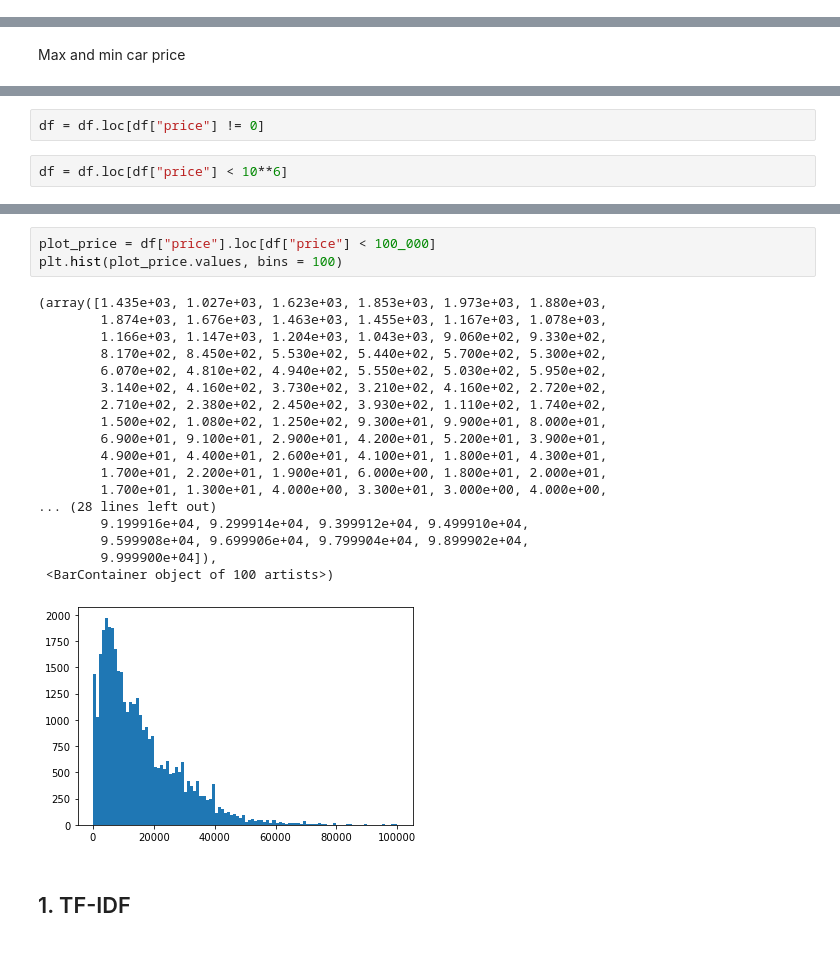
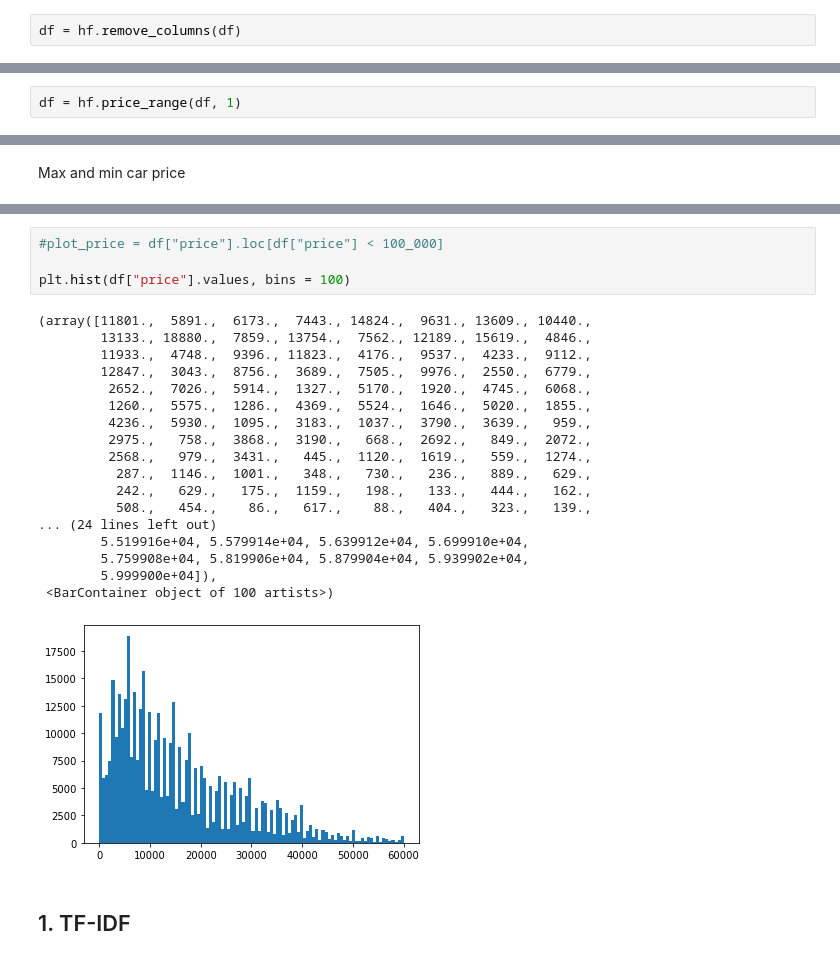
Before and after one commit to kanitjompuk40/GroupWork, a Jupyter notebook: DataMining/EDA-Diego.ipynb, the cells around one changed output, grey strips where cells are left out. Drawn from its saved outputs; the diff is of its cells as text.

```diff
--- a/DataMining/EDA-Diego.ipynb
+++ b/DataMining/EDA-Diego.ipynb
@@ -37,0 +35,2 @@ df.shape
+# %%
+df = hf.remove_columns(df)
@@ -37,0 +47,2 @@ df.shape
+# %%
+df = hf.price_range(df, 1)
@@ -87,4 +72,0 @@ sum(df["price"] > 10**6)
-# %%
-df = df.loc[df["price"] != 0]
-# %%
-df = df.loc[df["price"] < 10**6]
@@ -99,25 +96,26 @@ sum(df["price"] < 200) # what do we do about these?
 # %%
-plot_price = df["price"].loc[df["price"] < 100_000]
-plt.hist(plot_price.values, bins = 100)
+#plot_price = df["price"].loc[df["price"] < 100_000]
+
+plt.hist(df["price"].values, bins = 100)
 # %% [output]
-(array([1.435e+03, 1.027e+03, 1.623e+03, 1.853e+03, 1.973e+03, 1.880e+03,
-        1.874e+03, 1.676e+03, 1.463e+03, 1.455e+03, 1.167e+03, 1.078e+03,
-        1.166e+03, 1.147e+03, 1.204e+03, 1.043e+03, 9.060e+02, 9.330e+02,
-        8.170e+02, 8.450e+02, 5.530e+02, 5.440e+02, 5.700e+02, 5.300e+02,
-        6.070e+02, 4.810e+02, 4.940e+02, 5.550e+02, 5.030e+02, 5.950e+02,
-        3.140e+02, 4.160e+02, 3.730e+02, 3.210e+02, 4.160e+02, 2.720e+02,
-        2.710e+02, 2.380e+02, 2.450e+02, 3.930e+02, 1.110e+02, 1.740e+02,
-        1.500e+02, 1.080e+02, 1.250e+02, 9.300e+01, 9.900e+01, 8.000e+01,
-        6.900e+01, 9.100e+01, 2.900e+01, 4.200e+01, 5.200e+01, 3.900e+01,
-        4.900e+01, 4.400e+01, 2.600e+01, 4.100e+01, 1.800e+01, 4.300e+01,
-        1.700e+01, 2.200e+01, 1.900e+01, 6.000e+00, 1.800e+01, 2.000e+01,
-        1.700e+01, 1.300e+01, 4.000e+00, 3.300e+01, 3.000e+00, 4.000e+00,
-... (28 lines left out)
-        9.199916e+04, 9.299914e+04, 9.399912e+04, 9.499910e+04,
-        9.599908e+04, 9.699906e+04, 9.799904e+04, 9.899902e+04,
-        9.999900e+04]),
+(array([11801.,  5891.,  6173.,  7443., 14824.,  9631., 13609., 10440.,
+        13133., 18880.,  7859., 13754.,  7562., 12189., 15619.,  4846.,
+        11933.,  4748.,  9396., 11823.,  4176.,  9537.,  4233.,  9112.,
+        12847.,  3043.,  8756.,  3689.,  7505.,  9976.,  2550.,  6779.,
+         2652.,  7026.,  5914.,  1327.,  5170.,  1920.,  4745.,  6068.,
+         1260.,  5575.,  1286.,  4369.,  5524.,  1646.,  5020.,  1855.,
+         4236.,  5930.,  1095.,  3183.,  1037.,  3790.,  3639.,   959.,
+         2975.,   758.,  3868.,  3190.,   668.,  2692.,   849.,  2072.,
+         2568.,   979.,  3431.,   445.,  1120.,  1619.,   559.,  1274.,
+          287.,  1146.,  1001.,   348.,   730.,   236.,   889.,   629.,
+          242.,   629.,   175.,  1159.,   198.,   133.,   444.,   162.,
+          508.,   454.,    86.,   617.,    88.,   404.,   323.,   139.,
+... (24 lines left out)
+        5.519916e+04, 5.579914e+04, 5.639912e+04, 5.699910e+04,
+        5.759908e+04, 5.819906e+04, 5.879904e+04, 5.939902e+04,
+        5.999900e+04]),
  <BarContainer object of 100 artists>)
-[figure, old version]
+[figure, new version]
 # %% [markdown]
 ## 1. TF-IDF
 # %% [markdown]
```
Also changed, not shown: parts of 25 cells of this notebook.
